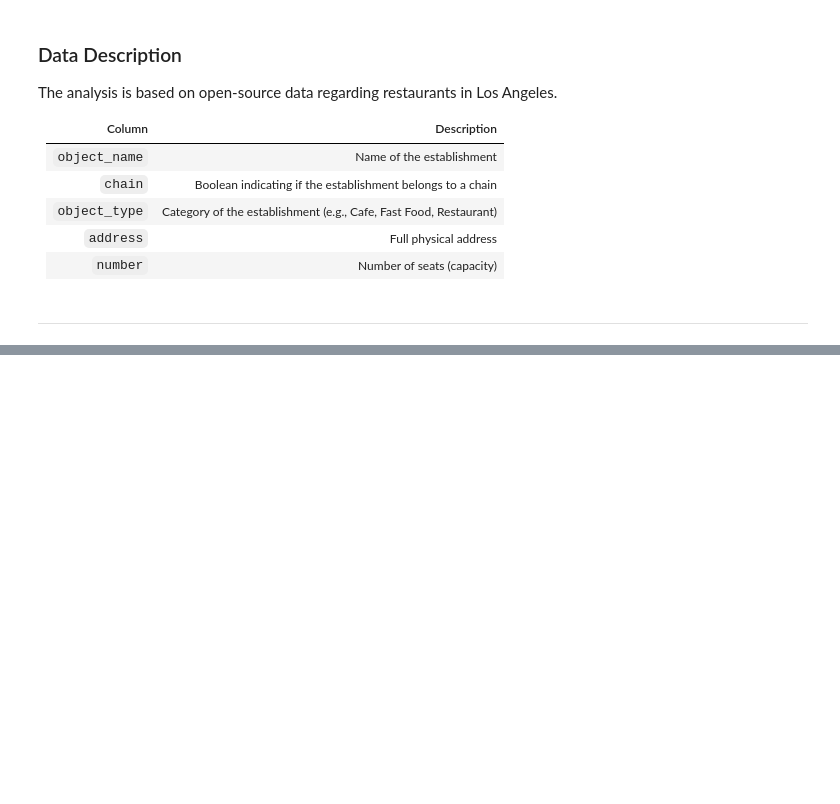
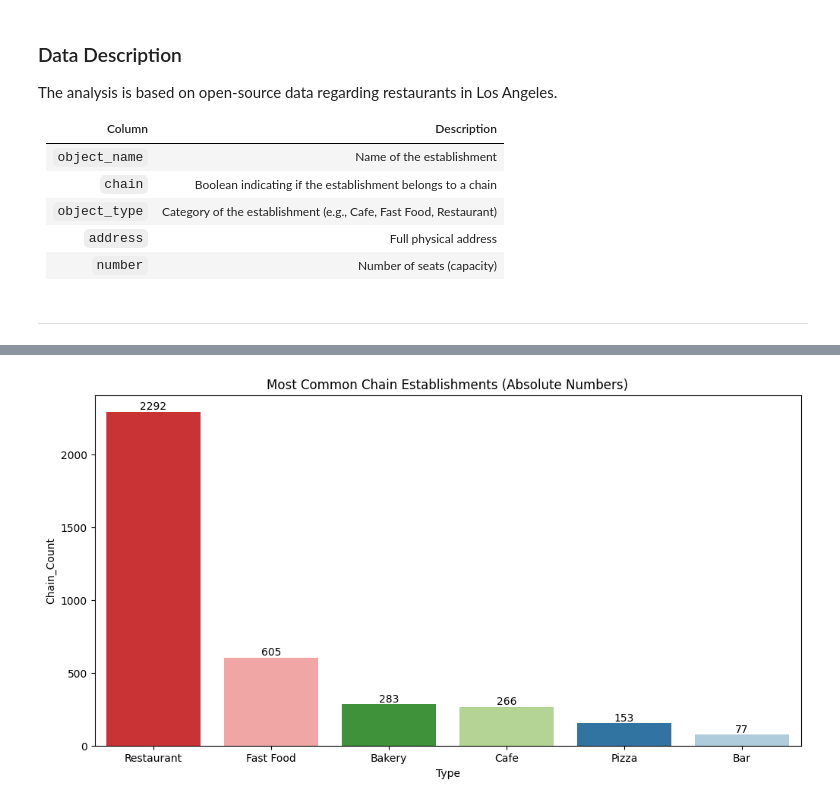
Before and after one commit to kamilatiemi/androdi_cafe_EDA, a Jupyter notebook: notebook/main.ipynb, the cells around one changed output, grey strips where cells are left out. Saved outputs shown, nothing was run; the diff lists cells and outputs as text; code cells hidden in the pictures; blank space fills up the shorter version.

```diff
--- a/notebook/main.ipynb
+++ b/notebook/main.ipynb
@@ -49,0 +195,22 @@ memory usage: 452.5+ KB
+# %%
+# Filtering for chains and calculating counts
+chain_only = rest_data[rest_data['chain'] == True]
+chain_counts = chain_only['object_type'].value_counts().reset_index()
+chain_counts.columns = ['Type', 'Chain_Count']
+
+# Visualization
+plt.figure(figsize=(12, 6))
+ax = sns.barplot(data=chain_counts, x='Type', y='Chain_Count', palette="Paired", hue='Chain_Count', legend=False)
+
+# Adding data labels
+for p in ax.patches:
+    ax.annotate(f'{p.get_height():.0f}',
+                (p.get_x() + p.get_width() / 2,
+                 p.get_height()),
+                ha='center', va='bottom',
+                fontsize=10, color='black')
+
+plt.title('Most Common Chain Establishments (Absolute Numbers)')
+plt.show()
+# %% [output]
+[figure, added]
```
Also changed, not shown: parts of 117 cells of this notebook.
